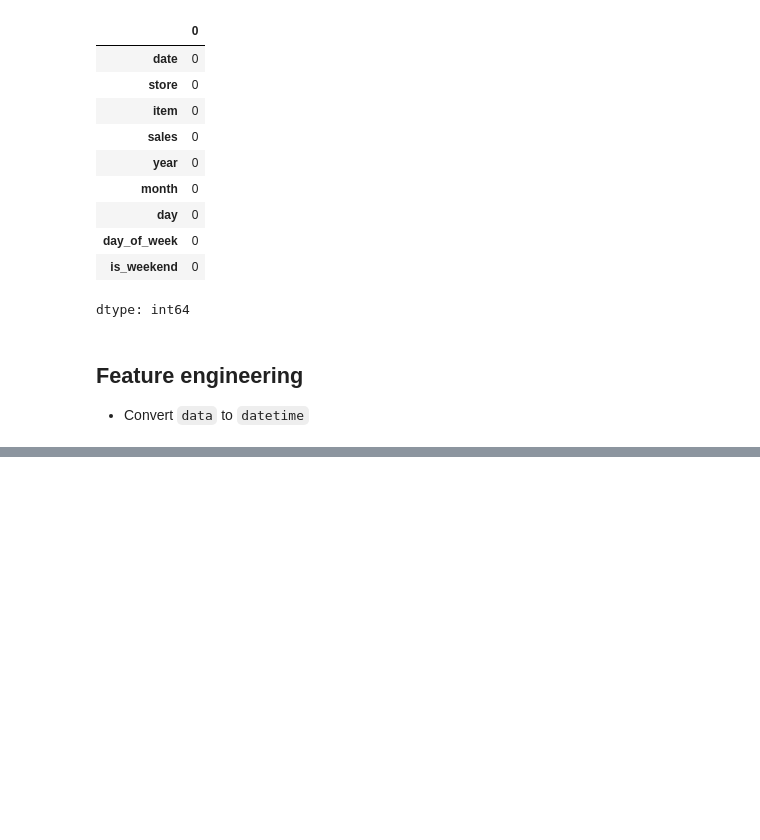
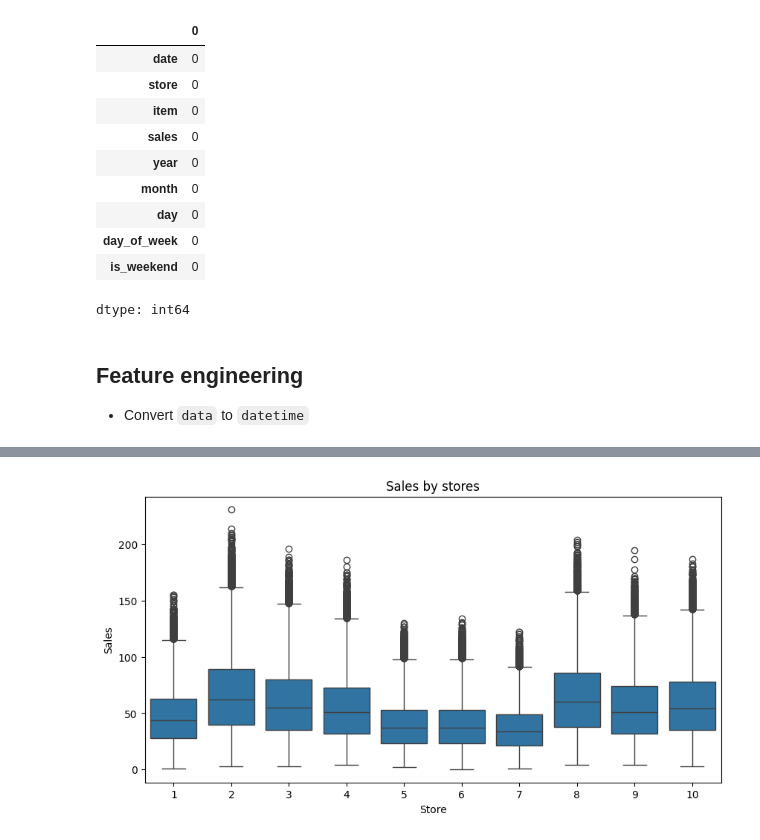
Before and after one commit to DanielSzakacs/ML-Sales-Demand-Forecasting-MLOps, a Jupyter notebook: notebooks/Eda.ipynb, the cells around one changed output, grey strips where cells are left out. Saved outputs shown, nothing was run; the diff lists cells and outputs as text; code cells hidden in the pictures; blank space fills up the shorter version.

```diff
--- a/notebooks/Eda.ipynb
+++ b/notebooks/Eda.ipynb
@@ -74,0 +110,9 @@ df["is_weekend"] = df["day_of_week"].isin([5,6]).astype(int)
+# %%
+plt.figure(figsize=(10,5))
+sns.boxplot(x="store", y="sales", data=df)
+plt.title("Sales by stores")
+plt.xlabel("Store")
+plt.ylabel("Sales")
+plt.show()
+# %% [output]
+[figure, added]
```
Also changed, not shown: parts of 4 cells of this notebook.
